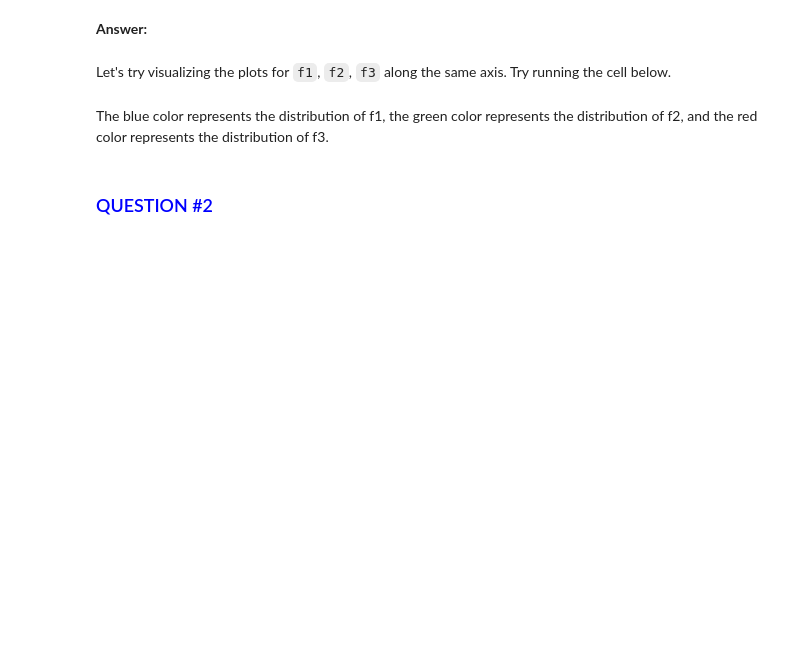
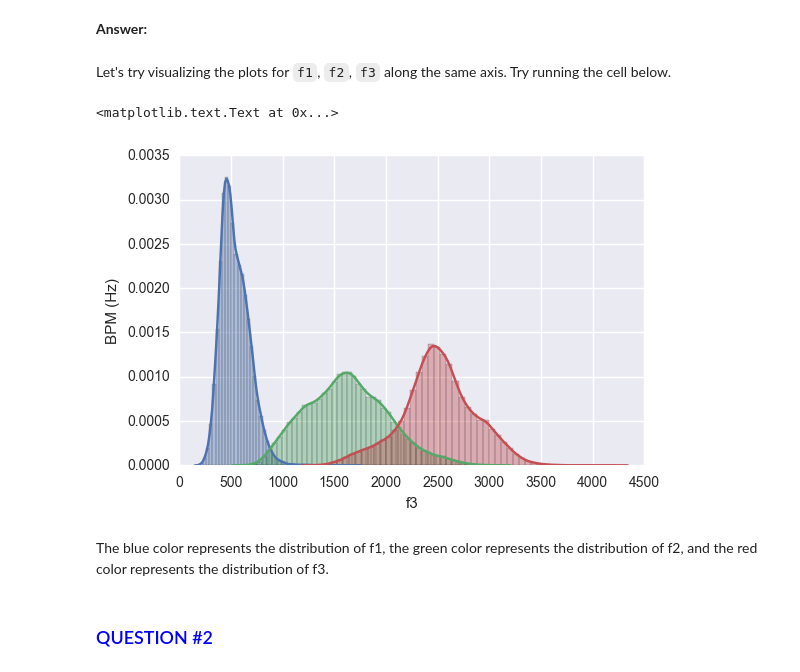
Before and after one commit to ds-modules/LINGUIS-110, a Jupyter notebook: Formants/Assignment.ipynb, the cells around one changed output. Saved outputs shown, nothing was run; the diff lists cells and outputs as text; code cells hidden in the pictures; blank space fills up the shorter version.

```diff
--- a/Formants/Assignment.ipynb
+++ b/Formants/Assignment.ipynb
@@ -54,9 +65,13 @@ __Answer:__
 # %% [markdown]
 Let's try visualizing the plots for `f1`, `f2`, `f3` along the same axis. Try running the cell below.
 # %%
-sns.distplot(timit["f1"]) ##In Blue
-sns.distplot(timit["f2"]) ##In Green
-sns.distplot(timit["f3"]) ##In Red
+plot2 = sns.distplot(timit["f1"]) ##In Blue
+plot2 = sns.distplot(timit["f2"]) ##In Green
+plot2 = sns.distplot(timit["f3"]) ##In Red
+plot2.set_ylabel("BPM (Hz)")
+# %% [output]
+<matplotlib.text.Text at 0x...>
+[figure, added]
 # %% [markdown]
 The blue color represents the distribution of f1, the green color represents the distribution of f2, and the red color represents the distribution of f3.
 # %% [markdown]
```
Also changed, not shown: parts of 37 cells of this notebook.
